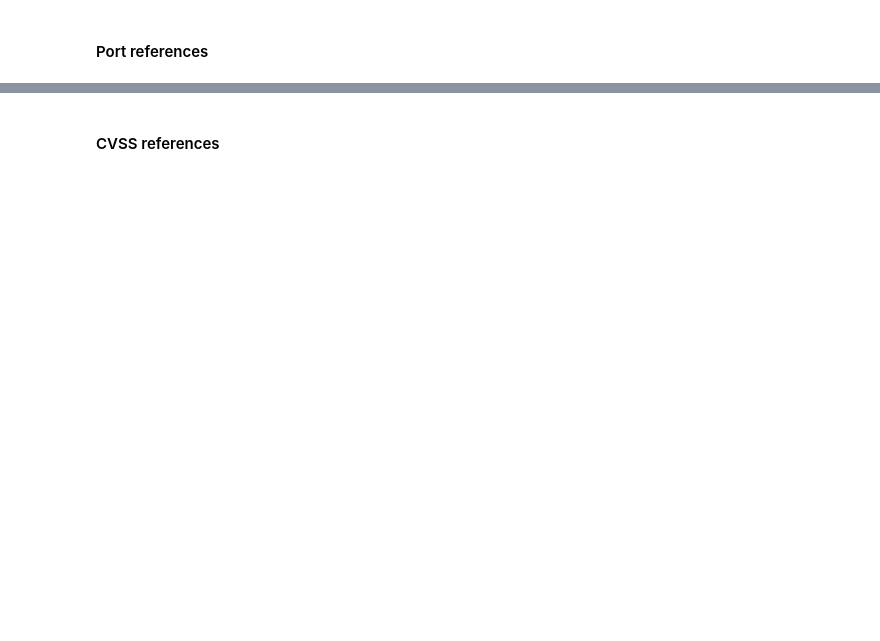
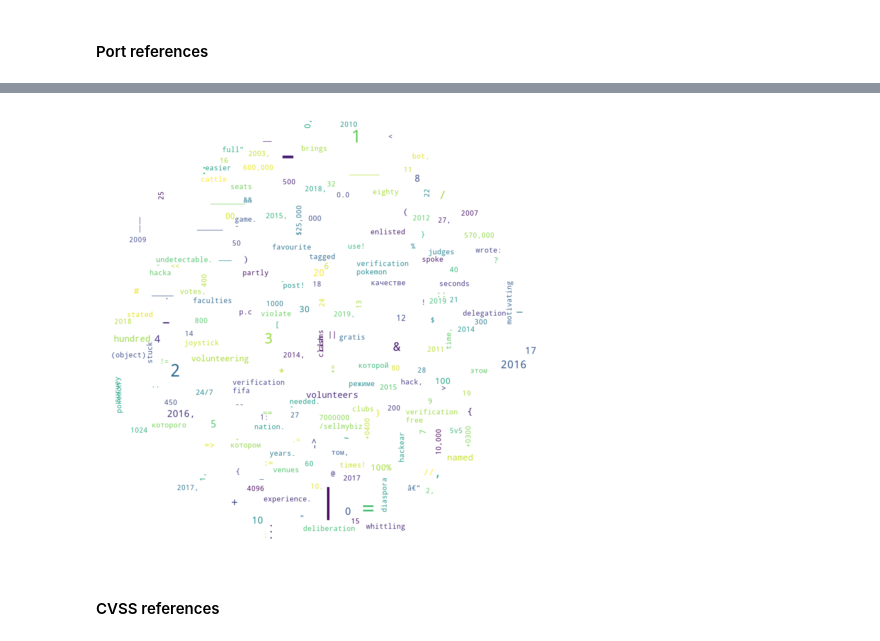
Before and after one commit to fmorenovr/crimepy, a Jupyter notebook: notebooks/5_DB_Content_Analysis.ipynb, the cells around one changed output, grey strips where cells are left out. Drawn from its saved outputs; the diff is of its cells as text; code cells hidden in the pictures; blank space fills up the shorter version.

```diff
--- a/notebooks/5_DB_Content_Analysis.ipynb
+++ b/notebooks/5_DB_Content_Analysis.ipynb
@@ -119,3 +110,11 @@ port102_df
+# %%
+port102_content = ' '.join(port102_df["content"])
+# %%
+port102_dict = getFrequencyDictForText(port102_content, language_to_eval=language_to_eval)
+# %%
+showWordCloud(port102_dict)
+# %% [output]
+[figure, added]
 # %% [markdown]
 #### CVSS references
 # %%
```
Also changed, not shown: parts of 40 cells of this notebook, 2 other files.
